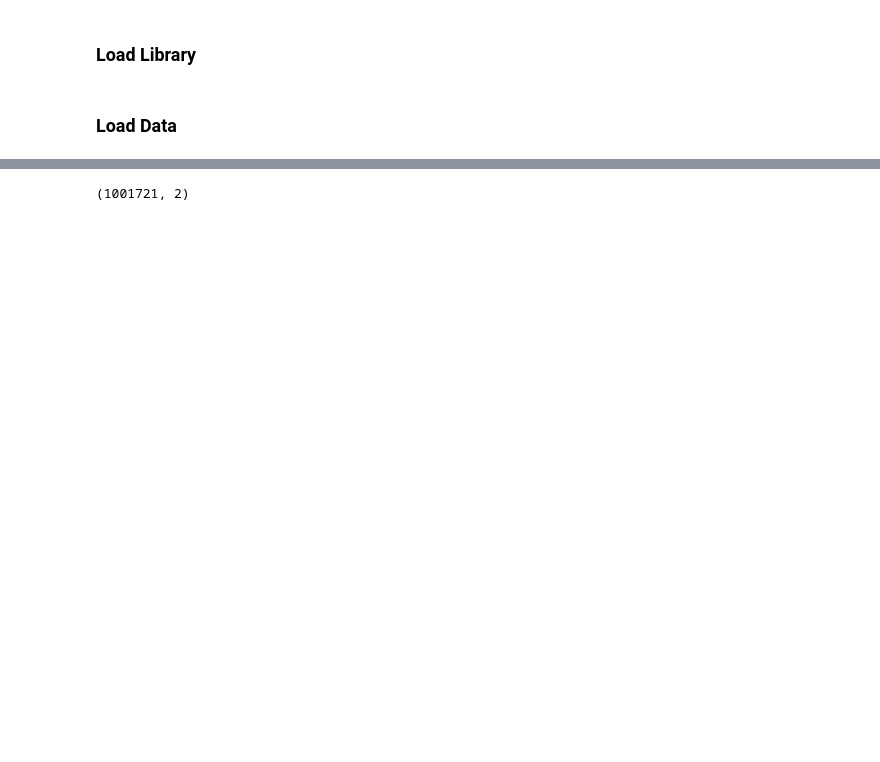
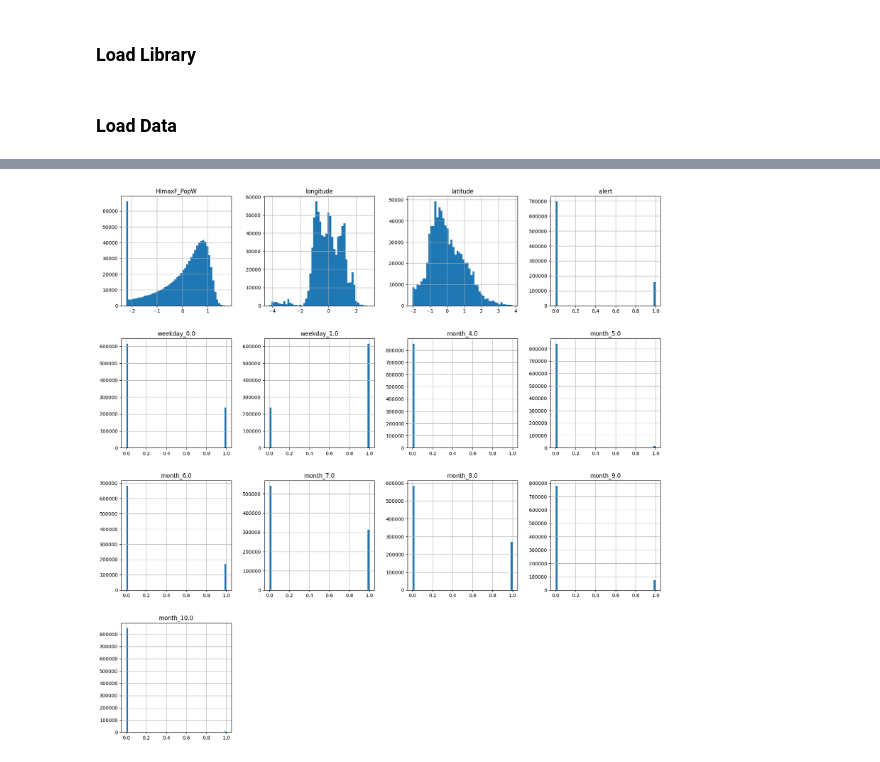
Before and after one commit to Lyric98/probML6701, a Jupyter notebook: hw1/hw1.ipynb, the cells around one changed output, grey strips where cells are left out. Cells and saved outputs as stored; diff of their text form; code cells hidden in the pictures; blank space fills up the shorter version.

```diff
--- a/hw1/hw1.ipynb
+++ b/hw1/hw1.ipynb
@@ -40,6 +34,4 @@ ts = ts[['HImaxF_PopW', 'alert']]
 # %%
-## continuous: normalization
-# zscore -> Gaussian
 def zscore(x, lognorm=False, EPS=1e-8):
     # robust zscore
     if lognorm:
@@ -51,13 +43,44 @@ def zscore(x, lognorm=False, EPS=1e-8):
     x /= x.std(ddof=0) + EPS
     return x
 
+
+def onehot(x, features):
+    # one hot encoding with 0/1(no true false)
+    for feat in features:
+        dummies = pd.get_dummies(x[feat], prefix=feat, drop_first=False)
+        x = pd.concat([x, dummies], axis=1)
+        x = x.drop(feat, axis=1)
+    return x
+
+
 def preprosess(data):
     feat = ["HImaxF_PopW"]
     data.loc[:, feat] = data[feat].apply(zscore, lognorm=True)
+
+    # weekday as character
+    data["weekday"] = data["weekday"].astype("category")
+
+    # month as character
+    data["month"] = data["month"].astype("category")
+
+    feat2 = ["weekday", "month"]
+    data = onehot(data, feat2)
 
     # delete na data
     data = data.dropna()
 
     return data
 
+# longitude and latitude centering and normalize
+def centering(data):
+    data["X"] = (data["X"] - data["X"].mean()) / data["X"].std()
+    data["Y"] = (data["Y"] - data["Y"].mean()) / data["Y"].std()
+    return data
+
+def change_name(data):
+    data = data.rename(columns={"X": "longitude", "Y": "latitude"})
+    return data
+
 data = preprosess(ts)
+data = centering(data)
+data = change_name(data)
@@ -63,0 +124,4 @@ data = preprosess(ts)
+# %%
+_ = data.hist(bins=50, figsize=(20,20))
+# %% [output]
+[figure, added]
@@ -77,10 +144,6 @@ def split_ds(df, split_ratio=[0.7, 0.15]):
     return train, valid, test
 
 train, valid, test = split_ds(data)
-# %%
-valid.shape
-# %% [output]
-(1001721, 2)
 # %%
 train.shape
 # %% [output]
```
Also changed, not shown: parts of 10 cells of this notebook, 4 other files.
